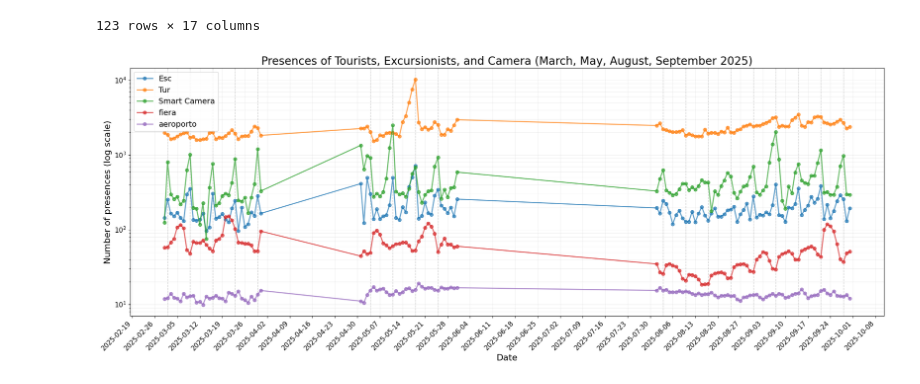
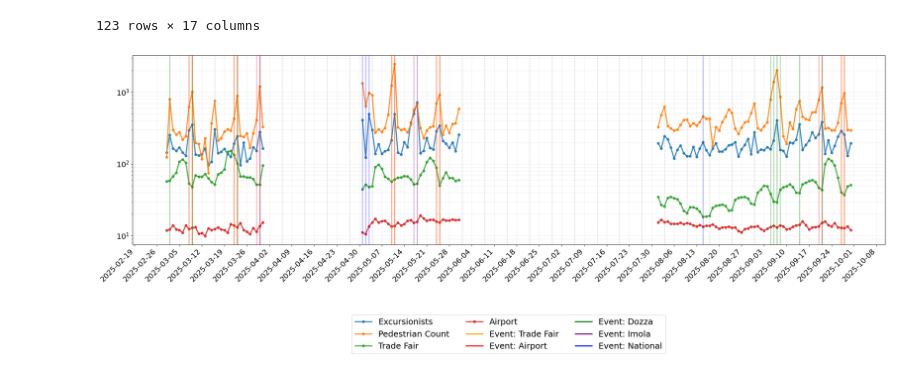
Before and after one commit to nbicocchi/S4C-Project, a Jupyter notebook: experiments/dataset2025/data_analysis/presence_analysis_2.ipynb, the cells around one changed output. Drawn from its saved outputs; the diff is of its cells as text; code cells hidden in the pictures.

```diff
--- a/experiments/dataset2025/data_analysis/presence_analysis_2.ipynb
+++ b/experiments/dataset2025/data_analysis/presence_analysis_2.ipynb
@@ -167,63 +167,105 @@ df_finale
 import matplotlib.pyplot as plt
 import matplotlib.dates as mdates
 import pandas as pd
+from matplotlib.lines import Line2D
 
-# Colonne da plottare
-colonne_da_plot = ["Esc", "Tur", "Smart Camera", "fiera", "aeroporto"]
+# Columns to plot
+colonne_da_plot = ["Esc", "Smart Camera", "fiera", "aeroporto"]
+
+# Mapping for nicer names
+col_names_map = {
+    "Esc": "Excursionists",
+    "Smart Camera": "Pedestrian Count",
+    "fiera": "Trade Fair",
+    "aeroporto": "Airport"
+}
+
 palette = plt.cm.tab10(range(len(colonne_da_plot)))
 
-# Mesi da visualizzare
+# Event columns
+event_cols = ["evento_fiera", "evento_aeroporto", "evento_dozza", "evento_imola", "evento_italia"]
+event_colors = {
+    "evento_fiera": "orange",
+    "evento_aeroporto": "red",
+    "evento_dozza": "green",
+    "evento_imola": "purple",
+    "evento_italia": "blue"
+}
+
+# Mapping for event legend names
+event_names_map = {
+    "evento_fiera": "Event: Trade Fair",
+    "evento_aeroporto": "Event: Airport",
+    "evento_dozza": "Event: Dozza",
+    "evento_imola": "Event: Imola",
+    "evento_italia": "Event: National"
+}
+
+# Months to visualize
 mesi = {
     "Marzo 2025": ("2025-03-01", "2025-03-31"),
     "Maggio 2025": ("2025-05-01", "2025-05-31"),
     "Agosto 2025": ("2025-08-01", "2025-08-31"),
     "Settembre 2025": ("2025-09-01", "2025-09-30")
 }
 
-# Unisci tutti i mesi in un unico dataframe
+# Combine months
 df_plot = pd.concat([df_finale[(df_finale["day"] >= start) & (df_finale["day"] <= end)]
                      for start, end in mesi.values()])
 
-fig, ax = plt.subplots(figsize=(20, 8))
+# Fill missing dates with NaN to show blank areas
+full_dates = pd.date_range(df_plot["day"].min(), df_plot["day"].max(), freq='D')
+df_plot = df_plot.set_index("day").reindex(full_dates).rename_axis("day").reset_index()
 
-# Linee verticali per tutte le domeniche
+# Start plotting
+fig, ax = plt.subplots(figsize=(24, 10))  # wider and taller for clarity
+
+# Vertical dashed lines for Sundays
 sundays = df_plot[df_plot["day"].dt.weekday == 6]["day"]
 for d in sundays:
     ax.axvline(x=d, color="gray", linestyle="--", linewidth=1, alpha=0.4)
 
-# Linee principali con marker
+# Plot main columns
 for i, col in enumerate(colonne_da_plot):
     ax.plot(
         df_plot["day"],
         df_plot[col],
         color=palette[i],
-        linewidth=2,
+        linewidth=2.5,
         marker='o',
-        markersize=6,
-        alpha=0.7,
-        label=col
+        markersize=5,
+        alpha=0.85,
+        label=col_names_map.get(col, col)
     )
 
-# Scala logaritmica
+# Vertical lines for events (transparent)
+for col in event_cols:
+    for day in df_plot[df_plot[col] == 1]["day"]:
+        ax.axvline(x=day, color=event_colors[col], linestyle='-', linewidth=2.5, alpha=0.25)
+
+# Custom legend for events
+event_legend = [Line2D([0], [0], color=event_colors[col], lw=2.5, label=event_names_map[col])
+                for col in event_cols]
+
+# Combine line plots and events in legend
+handles, labels = ax.get_legend_handles_labels()
+ax.legend(handles + event_legend, labels + [e.get_label() for e in event_legend],
+          loc='upper center', bbox_to_anchor=(0.5, -0.35), ncol=3, fontsize=18)  # lower below plot
+
+# Log scale and labels
 ax.set_yscale('log')
 
-# Formattazione asse X e grafico
-ax.set_title("Presences of Tourists, Excursionists, and Camera (March, May, August, September 2025)", fontsize=20)
-ax.set_xlabel("Date", fontsize=16)
-ax.set_ylabel("Number of presences (log scale)", fontsize=16)
+# Grid and ticks
 ax.grid(True, which='both', alpha=0.2)
-ax.legend(loc="upper left", fontsize=14)
-
-# Tick ogni 7 giorni
 ax.xaxis.set_major_locator(mdates.DayLocator(interval=7))
 ax.xaxis.set_major_formatter(mdates.DateFormatter("%Y-%m-%d"))
-plt.setp(ax.get_xticklabels(), rotation=45, ha="right", fontsize=12)
-plt.setp(ax.get_yticklabels(), fontsize=12)
+plt.setp(ax.get_xticklabels(), rotation=45, ha="right", fontsize=16)
+plt.setp(ax.get_yticklabels(), fontsize=16)
 
 plt.tight_layout()
 plt.show()
 # %% [output]
-[figure, old version]
+[figure, new version]
 # %%
 import seaborn as sns
 import matplotlib.pyplot as plt
```
Also changed, not shown: parts of 6 cells of this notebook, 7 other files.
